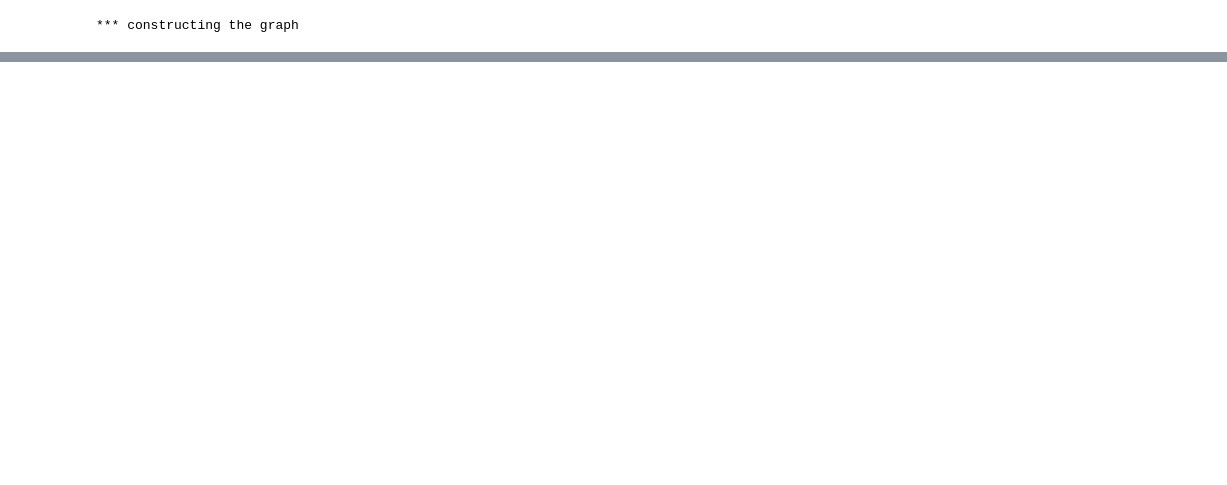
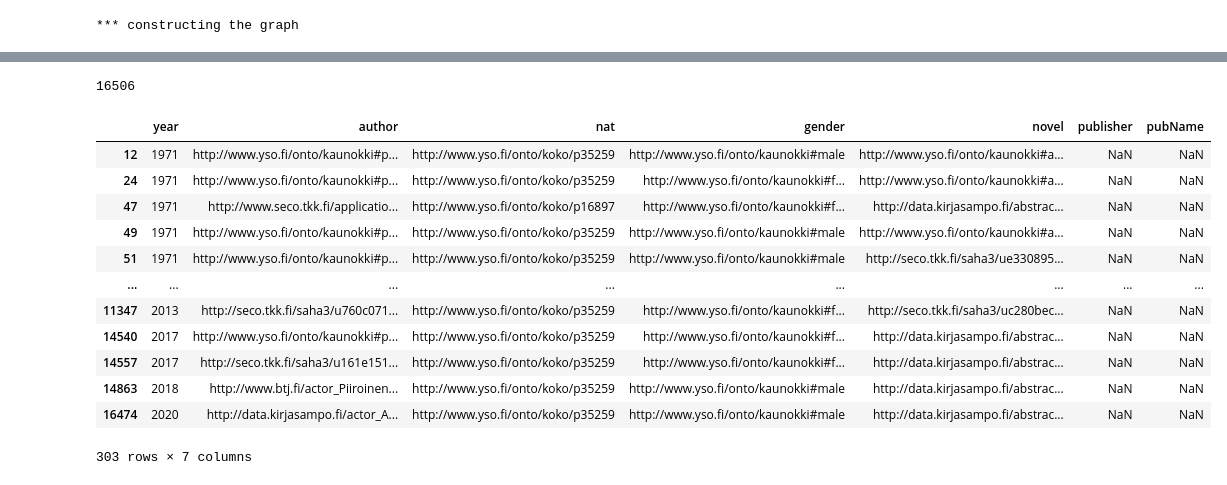
Before and after one commit to telmaau/ks-tutkielma, a Jupyter notebook: code/preprocess/graphs2csv.ipynb, the cells around one changed output, grey strips where cells are left out. Cells and saved outputs as stored; diff of their text form; code cells hidden in the pictures; blank space fills up the shorter version.

```diff
--- a/code/preprocess/graphs2csv.ipynb
+++ b/code/preprocess/graphs2csv.ipynb
@@ -806,0 +399,2 @@ df_fo_final
+# %%
+df_fi=pd.DataFrame(au_fi).sort_values(by="year")
@@ -806,0 +441,3 @@ df_fo_final
+# %%
+df_pub_fi=pd.DataFrame(pub_fi)#.sort_values(by="year")
+df_pub_fi.sort_values(by="year").head()
@@ -806,0 +538,23 @@ df_fo_final
+# %%
+# merge all these together
+
+# df_fi and publishers
+df_fi_all=df_fi.merge(df_pub_fi, on=["novel","year"], suffixes=["","_pub"], how="left")
+# make sure that also the NAs are there so that we don't lose any novels
+print(df_fi_all.novel.nunique())
+df_fi_all[df_fi_all["publisher"].isna()]
+# %% [output]
+16506
+|  | year | author | nat | gender | novel | publisher | pubName |
+| 12 | 1971 | http://www.yso.fi/onto/kaunokki#p... | http://www.yso.fi/onto/koko/p35259 | http://www.yso.fi/onto/kaunokki#male | http://www.yso.fi/onto/kaunokki#a... | NaN | NaN |
+| 24 | 1971 | http://www.yso.fi/onto/kaunokki#p... | http://www.yso.fi/onto/koko/p35259 | http://www.yso.fi/onto/kaunokki#f... | http://www.yso.fi/onto/kaunokki#a... | NaN | NaN |
+| 47 | 1971 | http://www.seco.tkk.fi/applicatio... | http://www.yso.fi/onto/koko/p16897 | http://www.yso.fi/onto/kaunokki#f... | http://data.kirjasampo.fi/abstrac... | NaN | NaN |
+| 49 | 1971 | http://www.yso.fi/onto/kaunokki#p... | http://www.yso.fi/onto/koko/p35259 | http://www.yso.fi/onto/kaunokki#male | http://www.yso.fi/onto/kaunokki#a... | NaN | NaN |
+| 51 | 1971 | http://www.yso.fi/onto/kaunokki#p... | http://www.yso.fi/onto/koko/p35259 | http://www.yso.fi/onto/kaunokki#male | http://seco.tkk.fi/saha3/ue330895... | NaN | NaN |
+| ... | ... | ... | ... | ... | ... | ... | ... |
+| 11347 | 2013 | http://seco.tkk.fi/saha3/u760c071... | http://www.yso.fi/onto/koko/p35259 | http://www.yso.fi/onto/kaunokki#f... | http://seco.tkk.fi/saha3/uc280bec... | NaN | NaN |
+| 14540 | 2017 | http://www.yso.fi/onto/kaunokki#p... | http://www.yso.fi/onto/koko/p35259 | http://www.yso.fi/onto/kaunokki#f... | http://data.kirjasampo.fi/abstrac... | NaN | NaN |
+| 14557 | 2017 | http://seco.tkk.fi/saha3/u161e151... | http://www.yso.fi/onto/koko/p35259 | http://www.yso.fi/onto/kaunokki#f... | http://data.kirjasampo.fi/abstrac... | NaN | NaN |
+| 14863 | 2018 | http://www.btj.fi/actor_Piiroinen... | http://www.yso.fi/onto/koko/p35259 | http://www.yso.fi/onto/kaunokki#male | http://data.kirjasampo.fi/abstrac... | NaN | NaN |
+| 16474 | 2020 | http://data.kirjasampo.fi/actor_A... | http://www.yso.fi/onto/koko/p35259 | http://www.yso.fi/onto/kaunokki#male | http://data.kirjasampo.fi/abstrac... | NaN | NaN |
+303 rows × 7 columns
```
Also changed, not shown: parts of 82 cells of this notebook, 5 other files.
